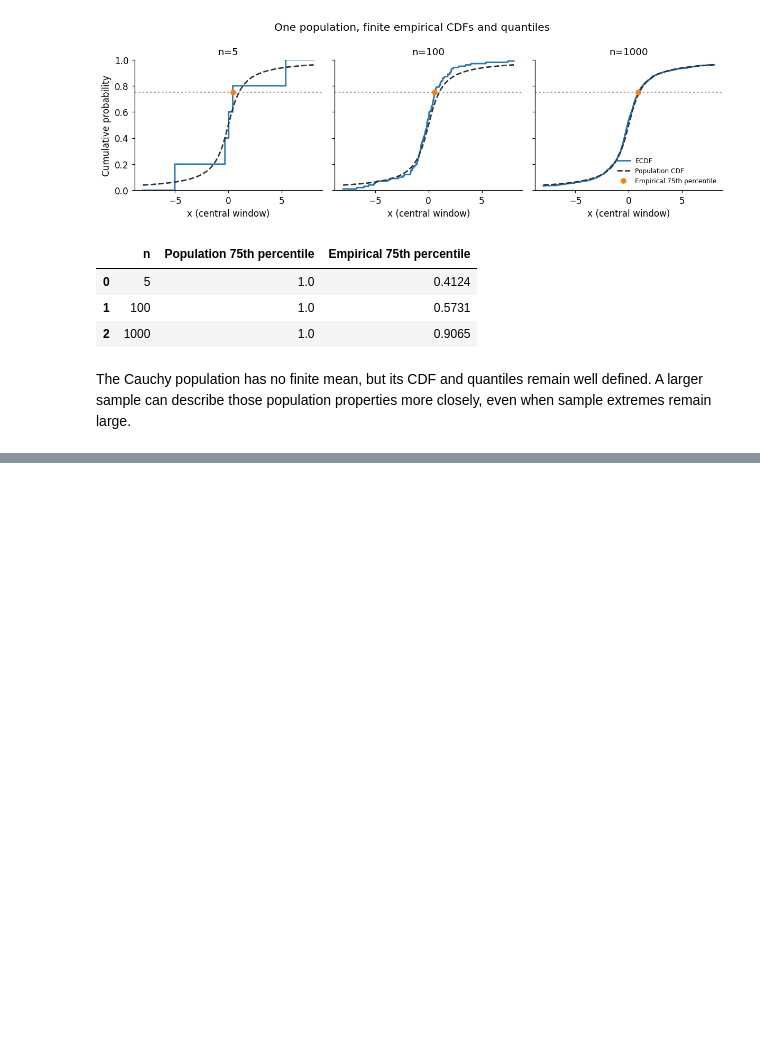
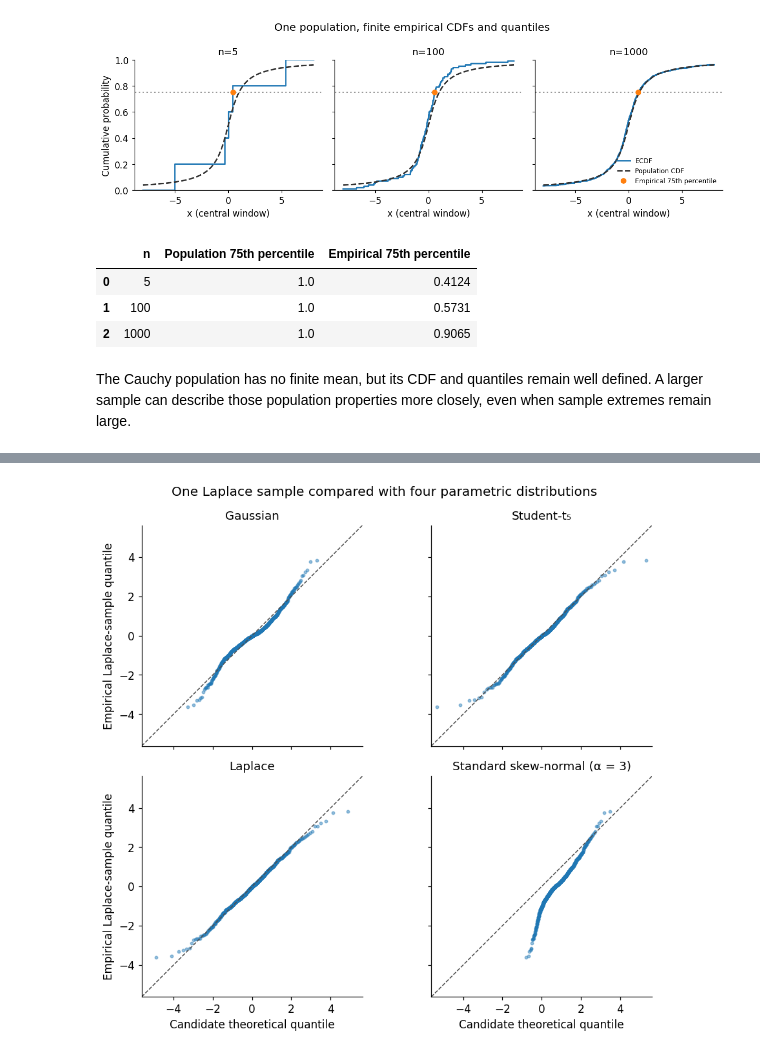
Before and after one commit to jacobkorsgaard/finance-statistical-methods-library, a Jupyter notebook: notebooks/04_nonparametric_distributions.ipynb, the cells around one changed output, grey strips where cells are left out. Saved outputs shown, nothing was run; the diff lists cells and outputs as text; code cells hidden in the pictures; blank space fills up the shorter version.

Commit message:
Clarify parametric QQ comparisons in Notebook 04

```diff
--- a/notebooks/04_nonparametric_distributions.ipynb
+++ b/notebooks/04_nonparametric_distributions.ipynb
@@ -150,16 +139,0 @@ For illustration, I generate 1000 IID $N(0,1)$ observations with seed 408 and co
-# %%
-gaussian_sample = np.random.default_rng(408).normal(size=1000)
-references = {"Gaussian": stats.norm(), "Student-t₅": stats.t(5, scale=np.sqrt(3/5)),
-              "Laplace": stats.laplace(scale=1/np.sqrt(2))}
-fig, axes = plt.subplots(1, 2, figsize=(10, 4), sharex=True, sharey=True)
-for ax, n in zip(axes, (20, 1000)):
-    for name, reference in references.items():
-        theoretical, empirical = qq_data(gaussian_sample[:n], reference)
-        ax.scatter(theoretical, empirical, s=10, alpha=.5, label=name)
-    ax.plot([-5, 5], [-5, 5], "--", color="0.3", linewidth=1)
-    ax.set(xlabel="Candidate theoretical quantile", title=f"Gaussian sample, n={n}", aspect="equal")
-axes[0].set_ylabel("Empirical quantile")
-axes[-1].legend(fontsize=9)
-fig.suptitle("How does sample size change the evidence about distributional shape?")
-fig.tight_layout()
-plt.show()
@@ -171,0 +158,22 @@ These plots are descriptive comparisons. They do not define a formal goodness-of
+# %%
+laplace_qq_sample = np.random.default_rng(409).laplace(0., 1/np.sqrt(2), size=1000)
+qq_candidates = {"Gaussian": stats.norm(),
+                 "Student-t₅": stats.t(5, scale=np.sqrt(3/5)),
+                 "Laplace": stats.laplace(scale=1/np.sqrt(2)),
+                 "Standard skew-normal (α = 3)": stats.skewnorm(3)}
+qq_pairs = {name: qq_data(laplace_qq_sample, candidate) for name, candidate in qq_candidates.items()}
+axis_limit = .3+max(np.max(np.abs(values)) for pair in qq_pairs.values() for values in pair)
+fig, axes = plt.subplots(2, 2, figsize=(9, 8), sharex=True, sharey=True)
+for ax, (name, (theoretical, empirical)) in zip(axes.flat, qq_pairs.items()):
+    ax.scatter(theoretical, empirical, s=8, alpha=.45, color="C0")
+    ax.plot([-axis_limit, axis_limit], [-axis_limit, axis_limit], "--", color="0.3", linewidth=1)
+    ax.set(title=name, aspect="equal", xlim=(-axis_limit, axis_limit), ylim=(-axis_limit, axis_limit))
+for ax in axes[:, 0]:
+    ax.set_ylabel("Empirical Laplace-sample quantile")
+for ax in axes[-1]:
+    ax.set_xlabel("Candidate theoretical quantile")
+fig.suptitle("One Laplace sample compared with four parametric distributions")
+fig.tight_layout()
+plt.show()
+# %% [output]
+[figure, added]
```
Also changed, not shown: parts of 5 cells of this notebook, 1 other file.
